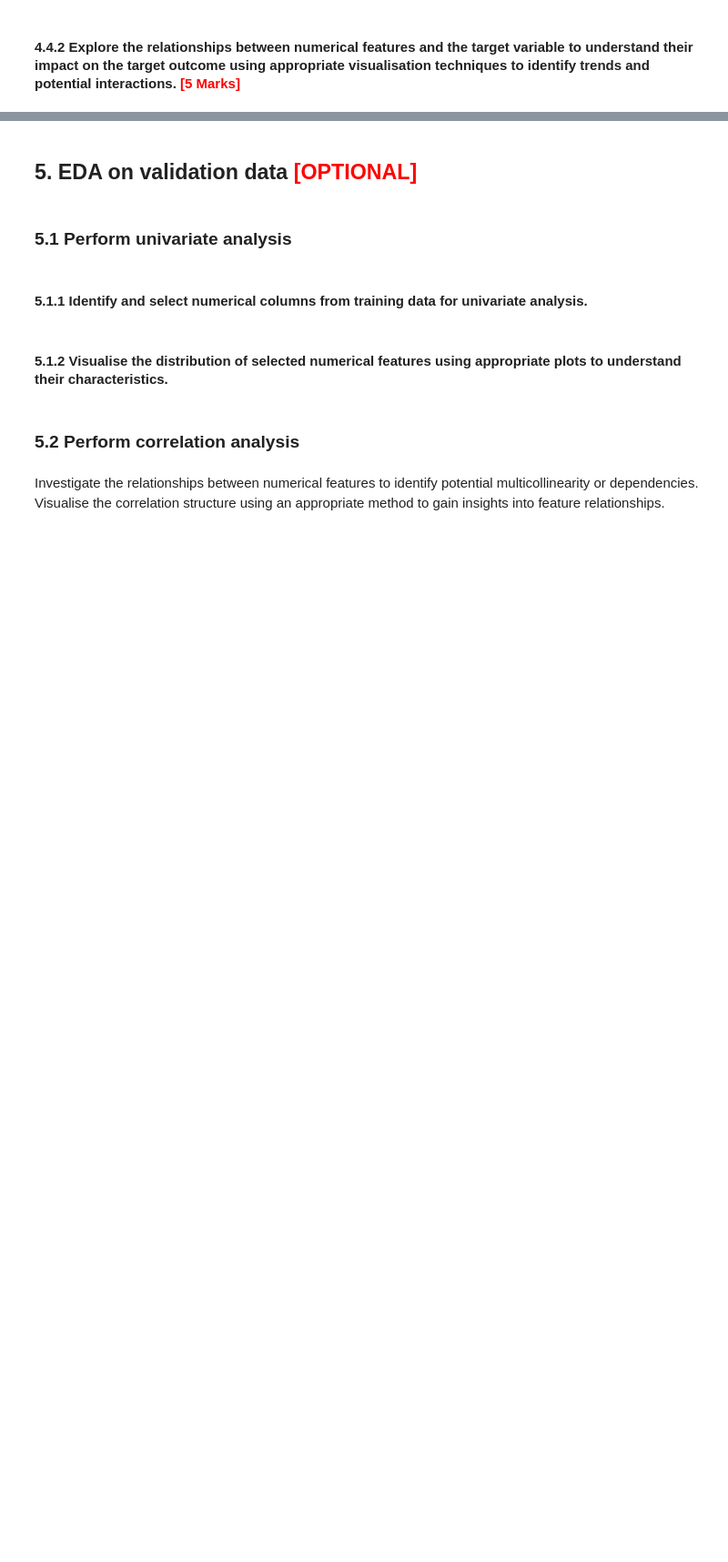
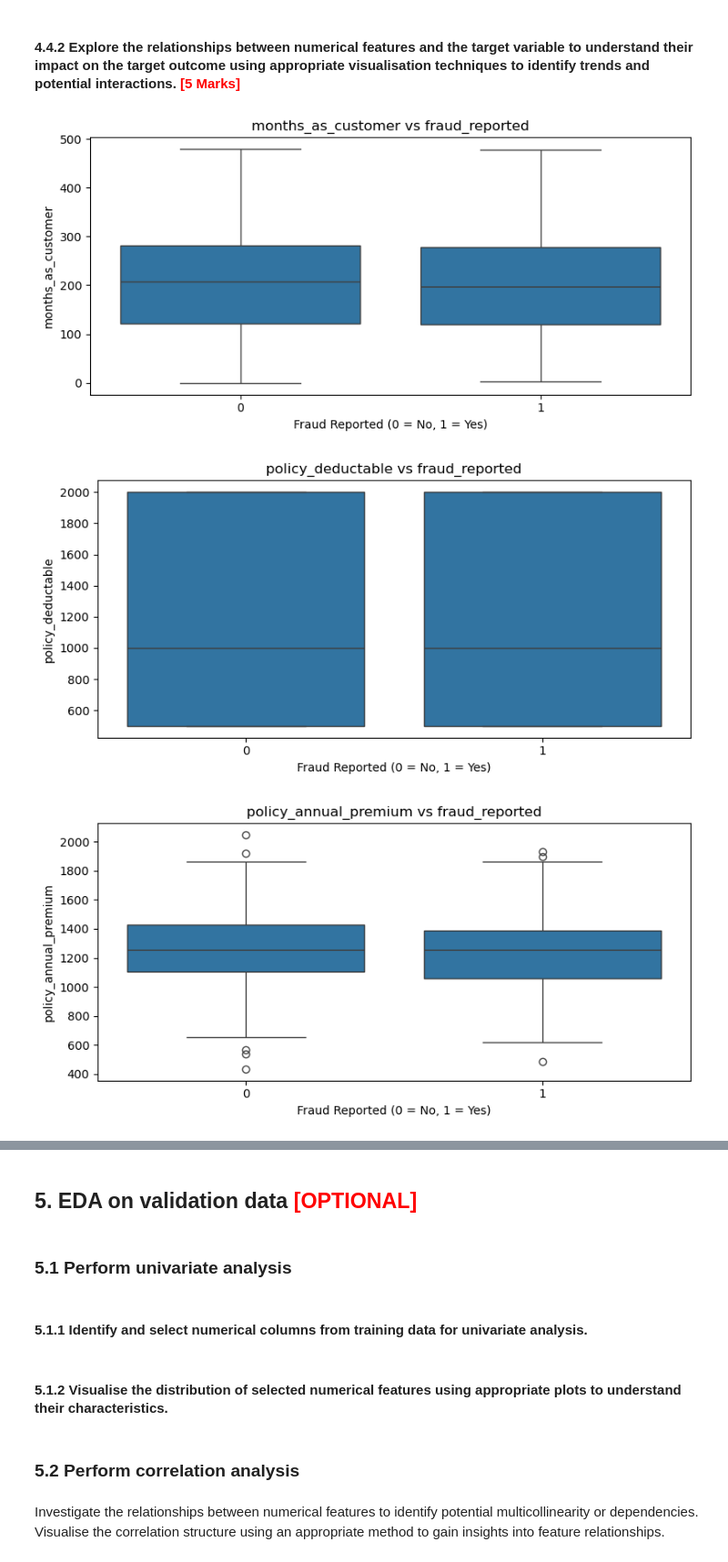
Before and after one commit to sunilkumarrudragada/Fraudulent_Claim_Detection, a Jupyter notebook: fraudulent_Claim_Detection.ipynb, the cells around one changed output, grey strips where cells are left out. Shown at 91% size. Saved outputs shown, nothing was run; the diff lists cells and outputs as text; code cells hidden in the pictures; blank space fills up the shorter version.

```diff
--- a/fraudulent_Claim_Detection.ipynb
+++ b/fraudulent_Claim_Detection.ipynb
@@ -672,0 +804,18 @@ Investigate the relationships between categorical features and the target variab
+# %%
+# Visualise the relationship between numerical features and the target variable to understand their impact on the target outcome
+def numerical_vs_target_analysis(df, num_cols, target='fraud_reported'):
+    for col in num_cols:
+        plt.figure(figsize=(8, 4))
+        sns.boxplot(x=target, y=col, data=df)
+        plt.title(f'{col} vs {target}')
+        plt.xlabel('Fraud Reported (0 = No, 1 = Yes)')
+        plt.ylabel(col)
+        plt.tight_layout()
+        plt.show()
+
+numerical_cols=X_train.select_dtypes(include=['int', 'float']).columns
+numerical_vs_target_analysis(train_target, numerical_cols)
+# %% [output]
+[figure, added]
+[figure, added]
+[figure, added]
```
Also changed, not shown: parts of 12 cells of this notebook.
